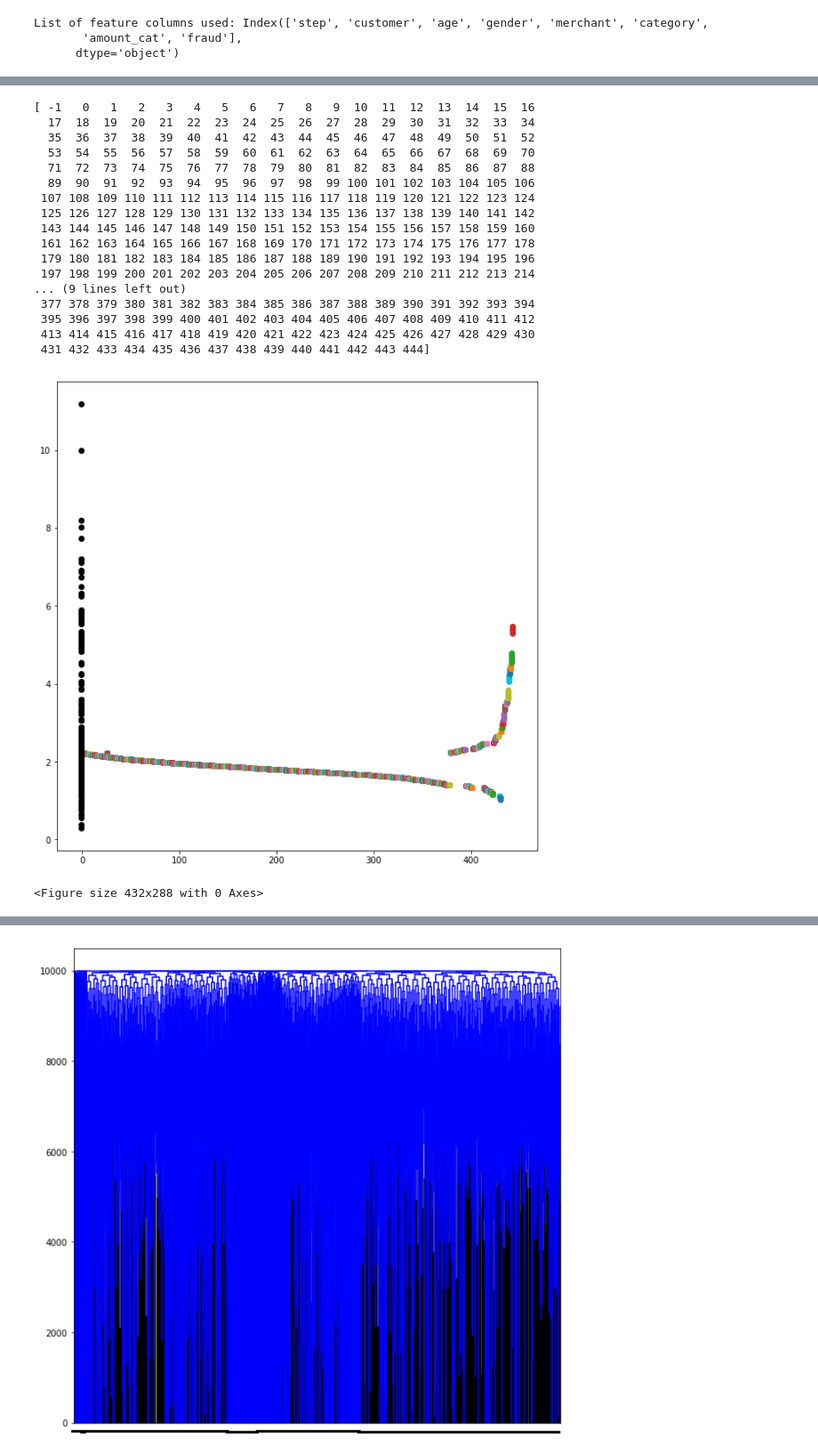
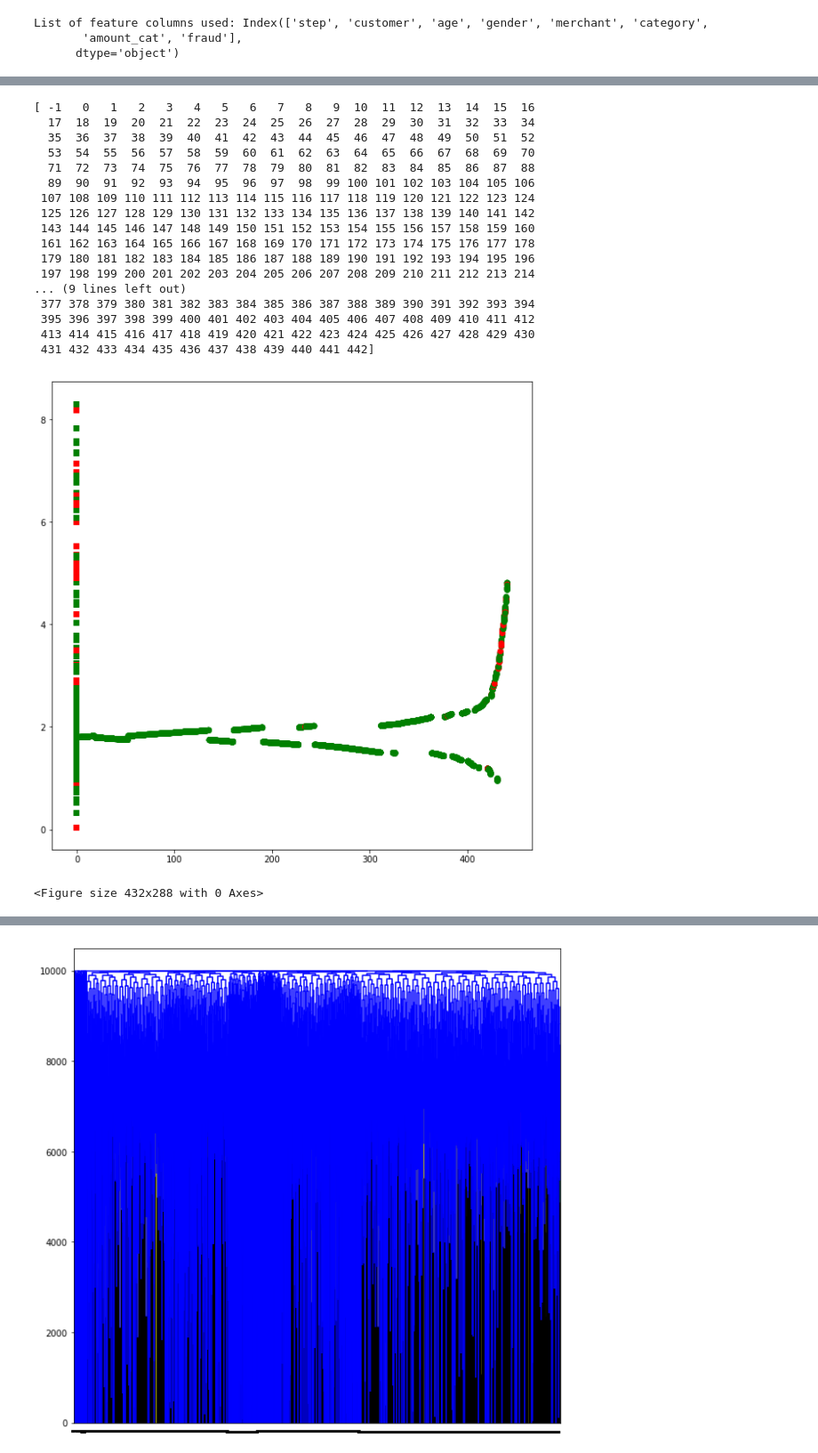
Before and after one commit to amy88amy/fpg, a Jupyter notebook: code/notebooks/Clustering.ipynb, the cells around one changed output, grey strips where cells are left out. Shown at 89% size. Drawn from its saved outputs; the diff is of its cells as text; code cells hidden in the pictures.

```diff
--- a/code/notebooks/Clustering.ipynb
+++ b/code/notebooks/Clustering.ipynb
@@ -189,6 +196,5 @@ plt.clf()
 <Figure size 432x288 with 0 Axes>
 # %%
-from sklearn.cluster import KMeans
 kmeans10 = KMeans(n_clusters=10, random_state=0).fit(dot)
 kmeans10.labels_
 
@@ -201,13 +207,11 @@ points = kmeans10.labels_
 # create scatter plot for samples from each class
 for class_value in range(10):
     # get row indexes for samples with this class
-    i = np.where(kmeans10.labels_ == class_value)
-    # create scatter of these samples
-#     plt.scatter(X[i, -2], X[i, -1], cmap='PuBuGn')
-    y = [class_value for i in range(len(i[0]))]
-    plt.scatter(y, dot[i], cmap='PuBuGn')
-    plt.scatter(class_value, centers[class_value], label=class_value, c="black", marker="s")
-#     plt.plot(dot[i], class_value)
+    ids = np.where(kmeans10.labels_ == class_value)
+    y = [class_value for i in range(len(ids[0]))]
+    plt.scatter(y, dot[ids], c=y_color[ids])
+#     plt.scatter(class_value, centers[class_value], label=class_value, c="black", marker="s")
+
 # show the plot
 plt.show()
 fig.savefig("kmeans_10.jpg")
@@ -256,16 +282,15 @@ fig.set_size_inches(10, 10)
 
 # create scatter plot for samples from each class
 for class_value in range(0, l.max(), 1):
-    # get row indexes for samples with this class
-    i = np.where(l == class_value)
-    # create scatter of these samples
-    y = [class_value for i in range(len(i[0]))]
-    plt.scatter(y, X[i], cmap='PuBuGn')
+    ids = np.where(l == class_value)
+    y = [class_value for i in range(len(ids[0]))]
+    plt.scatter(y, X[ids], c=y_color[ids])
 
-i = np.where(l == -1)
+
+ids = np.where(l == -1)
 # create scatter of these samples
-y = [-1 for i in range(len(i[0]))]
-plt.scatter(y, dot[i], c='black')
+y = [-1 for i in range(len(ids[0]))]
+plt.scatter(y, X[ids], c=y_color[ids], marker="s")
 
 # show the plot
 plt.show()
@@ -286,43 +312,44 @@ print(np.unique(l))
 
 fig = plt.gcf()
 fig.set_size_inches(10, 10)
 
 # create scatter plot for samples from each class
 for class_value in range(0, l.max(), 1):
-    # get row indexes for samples with this class
-    i = np.where(l == class_value)
-    # create scatter of these samples
-    y = [class_value for i in range(len(i[0]))]
-    plt.scatter(y, X[i], cmap='PuBuGn')
+    ids = np.where(l == class_value)
+    y = [class_value for i in range(len(ids[0]))]
+    plt.scatter(y, X[ids], c=y_color[ids])
 
-i = np.where(l == -1)
+ids = np.where(l == -1)
 # create scatter of these samples
-y = [-1 for i in range(len(i[0]))]
-plt.scatter(y, dot[i], c='black')
+y = [-1 for i in range(len(ids[0]))]
+plt.scatter(y, X[ids], c=y_color[ids], marker="s")
+
+# show the plot
+
 
 # show the plot
 plt.show()
 fig.savefig("optics_10.jpg")
 plt.clf()
 # %% [output]
 [ -1   0   1   2   3   4   5   6   7   8   9  10  11  12  13  14  15  16
   17  18  19  20  21  22  23  24  25  26  27  28  29  30  31  32  33  34
   35  36  37  38  39  40  41  42  43  44  45  46  47  48  49  50  51  52
   53  54  55  56  57  58  59  60  61  62  63  64  65  66  67  68  69  70
   71  72  73  74  75  76  77  78  79  80  81  82  83  84  85  86  87  88
   89  90  91  92  93  94  95  96  97  98  99 100 101 102 103 104 105 106
  107 108 109 110 111 112 113 114 115 116 117 118 119 120 121 122 123 124
  125 126 127 128 129 130 131 132 133 134 135 136 137 138 139 140 141 142
  143 144 145 146 147 148 149 150 151 152 153 154 155 156 157 158 159 160
  161 162 163 164 165 166 167 168 169 170 171 172 173 174 175 176 177 178
  179 180 181 182 183 184 185 186 187 188 189 190 191 192 193 194 195 196
  197 198 199 200 201 202 203 204 205 206 207 208 209 210 211 212 213 214
 ... (9 lines left out)
  377 378 379 380 381 382 383 384 385 386 387 388 389 390 391 392 393 394
  395 396 397 398 399 400 401 402 403 404 405 406 407 408 409 410 411 412
  413 414 415 416 417 418 419 420 421 422 423 424 425 426 427 428 429 430
- 431 432 433 434 435 436 437 438 439 440 441 442 443 444]
+ 431 432 433 434 435 436 437 438 439 440 441 442]
-[figure, old version]
+[figure, new version]
 <Figure size 432x288 with 0 Axes>
 # %%
 from sklearn.cluster import Birch
```
Also changed, not shown: parts of 10 cells of this notebook, 8 other files.
